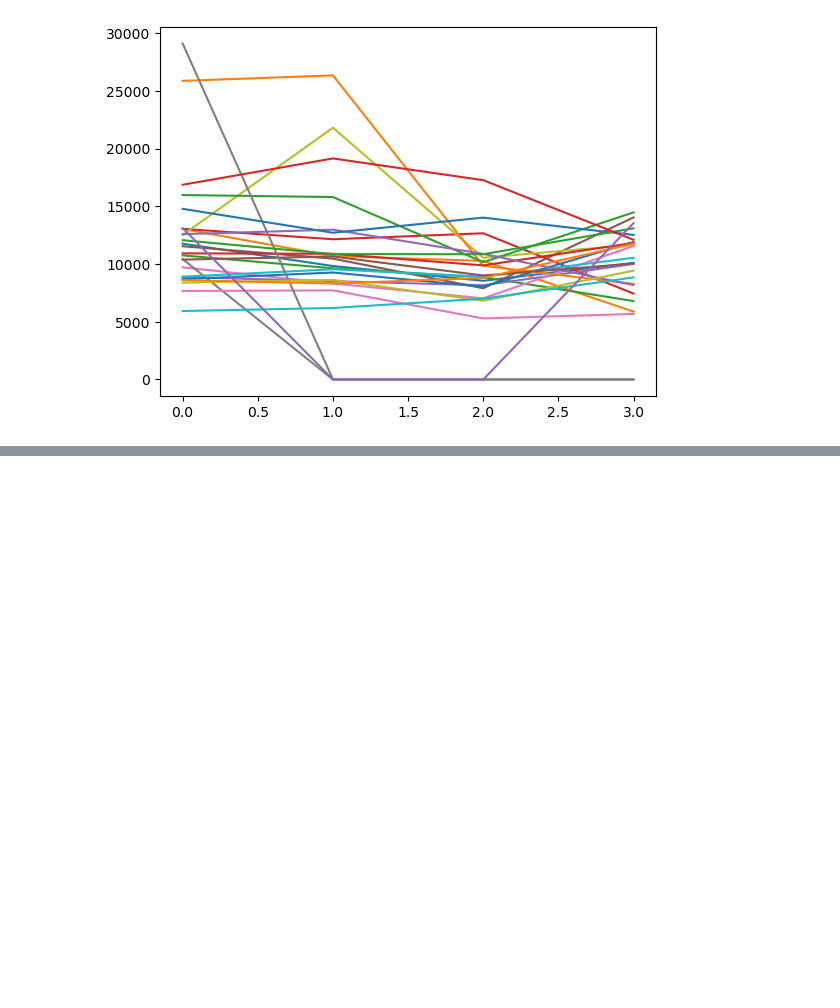
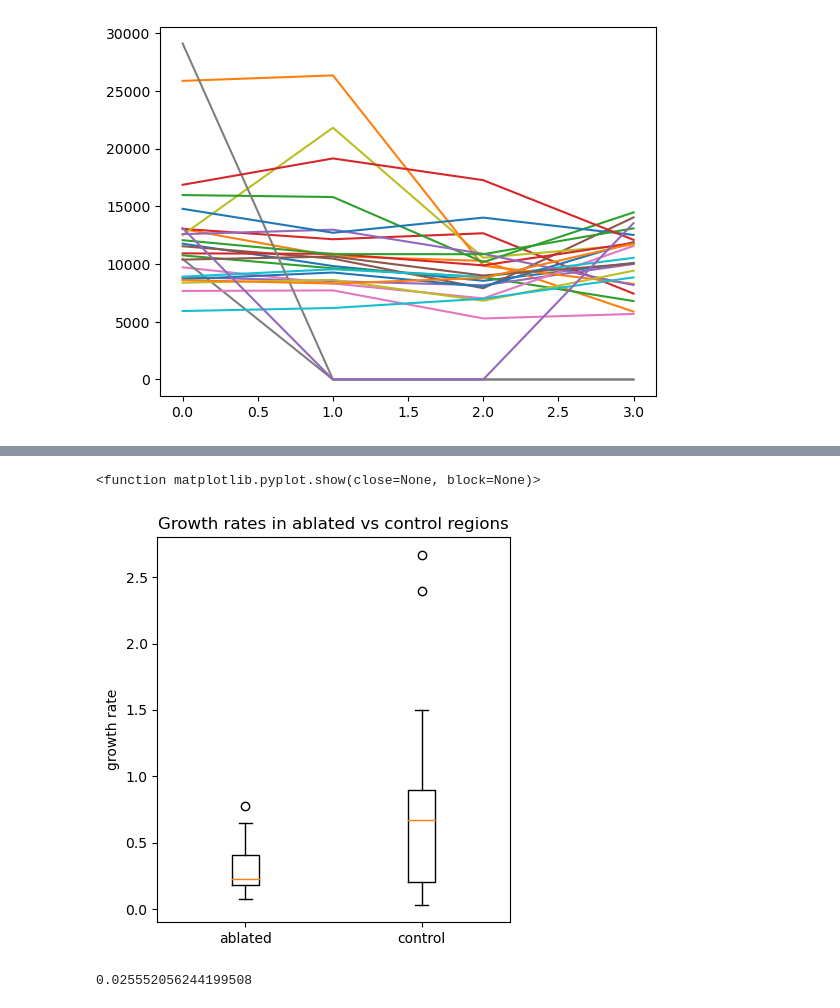
Before and after one commit to AFISH108/mouse_skin_size_control, a Jupyter notebook: aliya_2023/analyze_ablation_pilot_071723.ipynb, the cells around one changed output, grey strips where cells are left out. Drawn from its saved outputs; the diff is of its cells as text; code cells hidden in the pictures; blank space fills up the shorter version.

```diff
--- a/aliya_2023/analyze_ablation_pilot_071723.ipynb
+++ b/aliya_2023/analyze_ablation_pilot_071723.ipynb
@@ -315,0 +508,26 @@ for i in range(1,4):
+# %%
+everythingcr = []
+excelname ='/Users/aliyafisher/Library/CloudStorage/OneDrive-Stanford/07-17-2023 Ablation test/ablation timepoints.xlsx'
+dxlist = [0.146240234375, 1, 1]
+for k in range (1,4):
+    df=pd.DataFrame()
+    data=io.imread('/Users/aliyafisher/Library/CloudStorage/OneDrive-Stanford/07-17-2023 Ablation test/Control Region '+str(k)+'/filtered_segmentation region '+str(k)+'.tif')
+    for i in range (4):
+        list=[]
+        for label in range (1,np.max(data)):
+            A=data==label
+            B=(A.sum(axis=1).sum(axis=1).sum(axis=1))
+            list.append(B[i])
+        df ['Vol_t' + str(i)] = list
+    notes = pd.read_excel(excelname,index_col=5,sheet_name='CR'+str(k))
+    label=pd.read_excel(excelname,index_col=0,sheet_name='CR'+str(k))
+    df['Label']=label.index
+    df['Region']= k
+    df['Label']=label.index
+    df['notes']=notes.index
+    df ['Specific growth rate']=(df['Vol_t3'] - df['Vol_t2'])/df['Vol_t2']
+    everythingcr.append(df)
+everythingcr=pd.concat(everythingcr, ignore_index=True)
+# @todo: add 'Notes' field
+# @todo: Divide growth by the size at t2 -> Name this 'Specific growth rate"
+print (everythingcr)
@@ -315,0 +552,20 @@ for i in range(1,4):
+# %%
+datacr=everythingcr[(everythingcr['Specific growth rate']>0) & (everythingcr['Specific growth rate']<5)]
+# %%
+plt.figure(figsize=(10, 5))
+
+plt.subplot(1, 2, 1)
+plt.boxplot([datar['Specific growth rate'], datacr['Specific growth rate']])
+plt.title('Growth rates in ablated vs control regions')
+plt.xticks([1, 2], ['ablated', 'control'])
+plt.ylabel('growth rate')
+
+plt.subplot(1, 2, 1)
+plt.show
+# %% [output]
+<function matplotlib.pyplot.show(close=None, block=None)>
+[figure, added]
+# %%
+p_value
+# %% [output]
+0.025552056244199508
```
Also changed, not shown: parts of 15 cells of this notebook, 8 other files.
